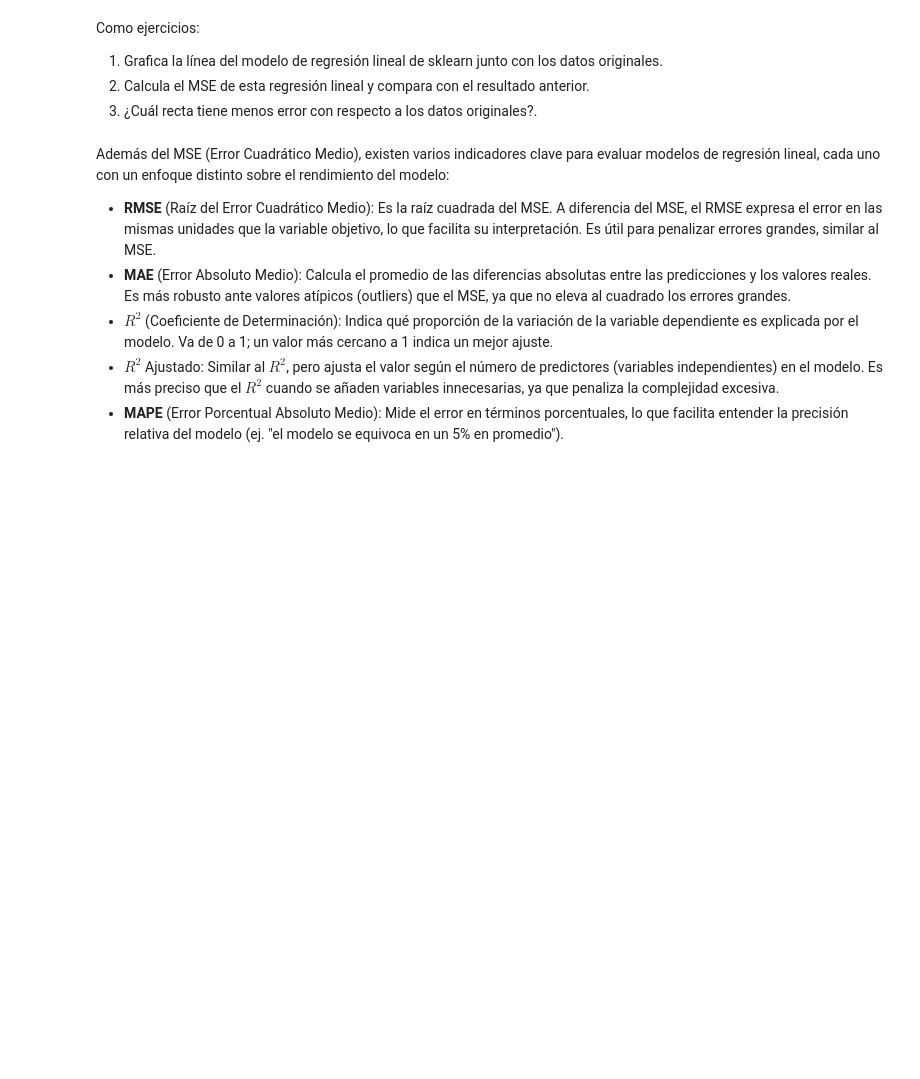
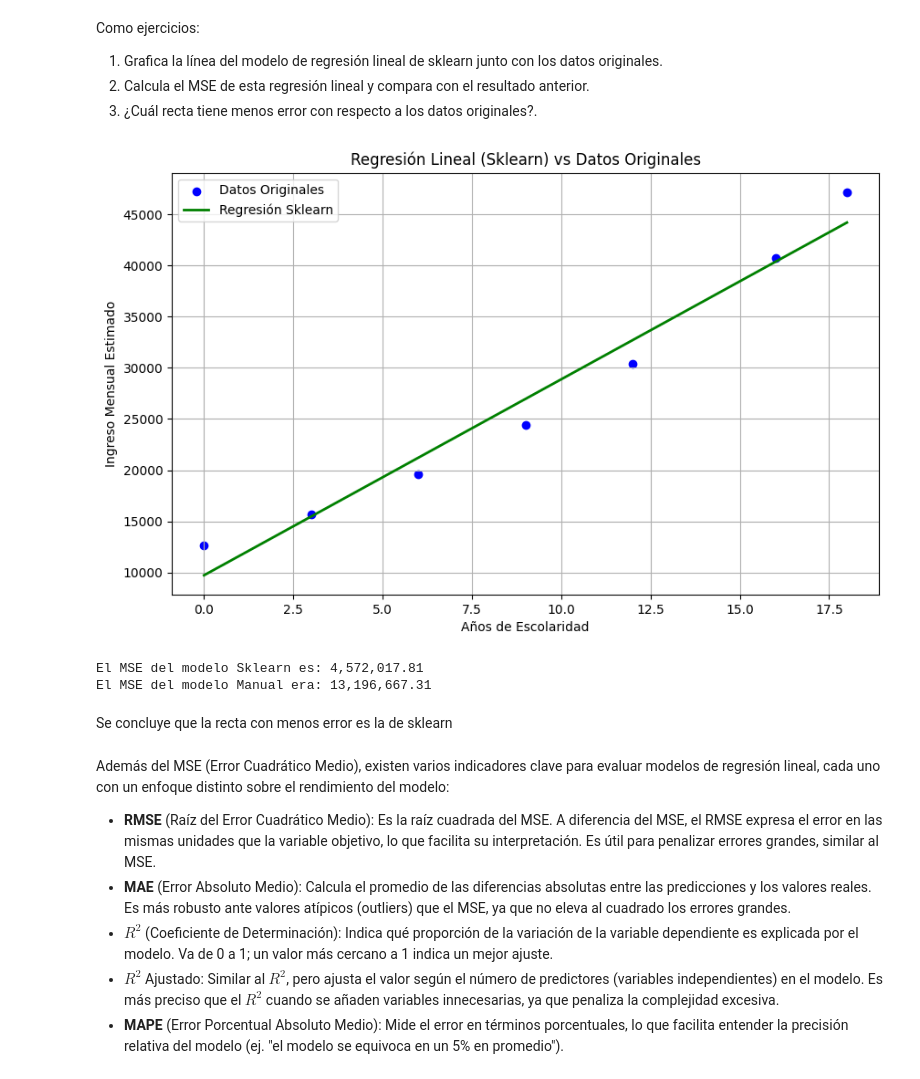
Before and after one commit to Diego0086/Mineria-De-Datos, a Jupyter notebook: Untitled0.ipynb, the cells around one changed output. Saved outputs shown, nothing was run; the diff lists cells and outputs as text; code cells hidden in the pictures; blank space fills up the shorter version.

Commit message:
Ejercicios sklearn y formulas markdown

```diff
--- a/Untitled0.ipynb
+++ b/Untitled0.ipynb
@@ -896,6 +896,50 @@ Como ejercicios:
 1) Grafica la línea del modelo de regresión lineal de sklearn junto con los datos originales.
 2) Calcula el MSE de esta regresión lineal y compara con el resultado anterior.
 3) ¿Cuál recta tiene menos error con respecto a los datos originales?.
+# %%
+import numpy as np
+import matplotlib.pyplot as plt
+from sklearn.linear_model import LinearRegression
+
+#datos originales:
+anios_escolaridad = np.array([0, 3, 6, 9, 12, 16, 18])
+ingreso_mensual_estimado_mx = np.array([12621, 15723, 19587, 24401, 30398, 40747, 47176])
+
+#definicion de recta con sklearn
+m_sklearn = 1914.55
+b_sklearn = 9731.66
+
+#calculo de valores
+linea_ingreso_sklearn = m_sklearn * anios_escolaridad + b_sklearn
+plt.figure(figsize=(10, 6))
+plt.scatter(anios_escolaridad, ingreso_mensual_estimado_mx, color='blue', label='Datos Originales')
+plt.plot(anios_escolaridad, linea_ingreso_sklearn, color='green', linewidth=2, label='Regresión Sklearn')
+
+plt.title('Regresión Lineal (Sklearn) vs Datos Originales')
+plt.xlabel('Años de Escolaridad')
+plt.ylabel('Ingreso Mensual Estimado')
+plt.legend()
+plt.grid(True)
+plt.show()
+# %% [output]
+[figure, added]
+# %%
+#Parte 2
+#errores residuales
+errores_sklearn = ingreso_mensual_estimado_mx - linea_ingreso_sklearn
+#elevacion al cuadrado
+errores_cuadrados_sklearn = errores_sklearn**2
+#division y suma
+mse_sklearn = np.mean(errores_cuadrados_sklearn)
+print(f"El MSE del modelo Sklearn es: {mse_sklearn:,.2f}")
+#comparacion del primero con el actual
+mse_manual = 13196667.31 # Valor del primer intento
+print(f"El MSE del modelo Manual era: {mse_manual:,.2f}")
+# %% [output]
+El MSE del modelo Sklearn es: 4,572,017.81
+El MSE del modelo Manual era: 13,196,667.31
+# %% [markdown]
+Se concluye que la recta con menos error es la de sklearn
 # %% [markdown]
 Además del MSE (Error Cuadrático Medio), existen varios indicadores clave para evaluar modelos de regresión lineal, cada uno con un enfoque distinto sobre el rendimiento del modelo:
 
```
Also changed, not shown: parts of 4 cells of this notebook.
